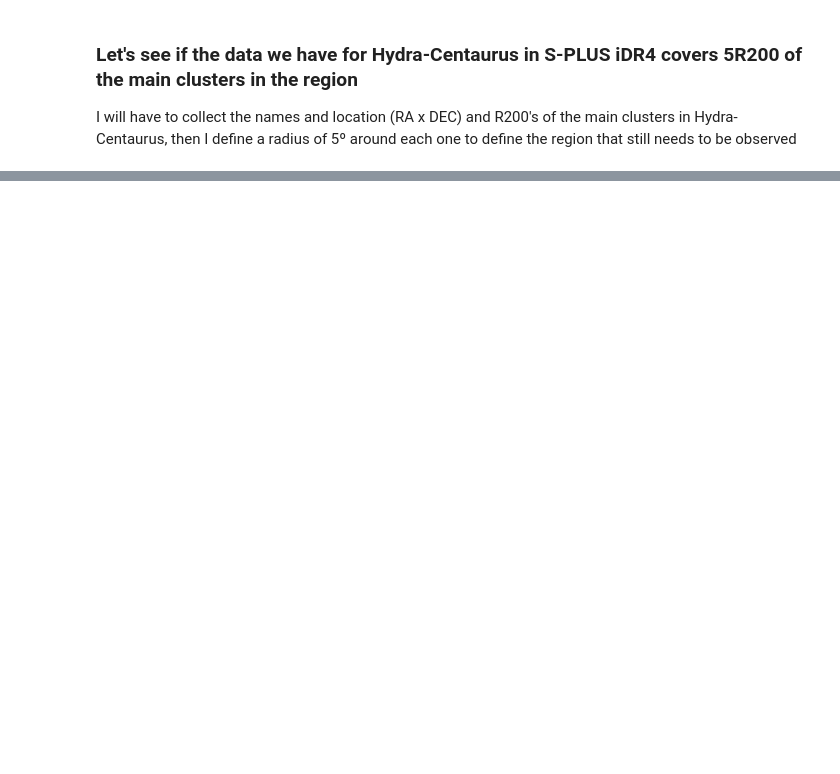
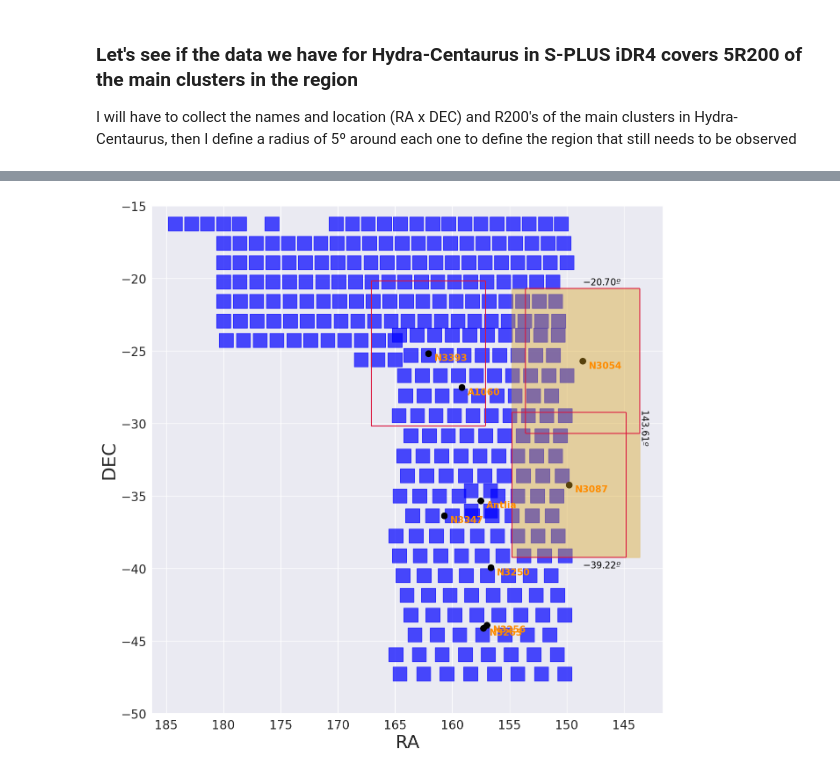
Before and after one commit to elismar2000/Hydra-Centaurus, a Jupyter notebook: defining-hydra-centaurus.ipynb, the cells around one changed output, grey strips where cells are left out. Saved outputs shown, nothing was run; the diff lists cells and outputs as text; code cells hidden in the pictures; blank space fills up the shorter version.

```diff
--- a/defining-hydra-centaurus.ipynb
+++ b/defining-hydra-centaurus.ipynb
@@ -15,3 +60,5 @@ dec = pointings["DEC"]
+# %%
+mask_hc = (ra < 220) & (ra > 140) & (dec < -15) & (dec > -50)
 # %% [markdown]
 ### Defining the region of Hydra-Centaurus Supercluster <br>
 For this first moment, I will use approximately the region defined by L.N. da Costa et al. 1986 to select the pointings for the Hydra-Centaurus Supercluster. The region is defined by <br>
@@ -99,5 +128,3 @@ cl_names = ["N3393", "A1060", "N3054", "N3087", "Antlia", "N3347", "N3250", "N32
 cl_ras = [162.09, 159.17, 148.61, 149.78, 157.51, 160.69, 156.63, 156.96, 157.30]
 
 cl_decs = [-25.16, -27.52, -25.70, -34.22, -35.32, -36.35, -39.94, -43.90, -44.12]
-# %%
-mask_hc = (ra < 185) & (ra > 140) & (dec < -15) & (dec > -50)
@@ -151,3 +140,46 @@ dec_3087 = cl_decs[i_3087]
 i_3393 = np.argwhere(np.asarray(cl_names) == "N3393")[0][0]
 ra_3393 = cl_ras[i_3393]
 dec_3393 = cl_decs[i_3393]
+# %%
+fontsize = 30
+labelsize = 20
+
+fig = plt.figure(figsize=(15, 15))
+ax = fig.add_subplot(111)
+ax.set_xlabel("RA", fontsize=fontsize)
+ax.set_ylabel("DEC", fontsize=fontsize)
+ax.xaxis.set_tick_params(labelsize=labelsize, width=3)
+ax.yaxis.set_tick_params(labelsize=labelsize, width=3)
+# ax.set_title("Hydra-Centaurus fields needed to be observed by S-PLUS", fontsize=fontsize)
+
+ax.scatter(ra[mask_hc], dec[mask_hc], color="blue", s=500, marker='s', alpha=0.7)
+
+dx = 0.5
+for ra_i, dec_i, text in zip(cl_ras, cl_decs, cl_names):
+    ax.scatter(ra_i, dec_i, marker='o', s = 100, color="black")
+    ax.text(ra_i-dx, dec_i-dx, s=text, fontsize=15, fontweight='bold', color='darkorange')
+
+# Draw squares which sides are 5º away from the central point (each of the more removed clusters)
+for ra_j, dec_j in zip([ra_3054, ra_3087, ra_3393], [dec_3054, dec_3087, dec_3393]):
+    ax.vlines(x=ra_j-5, ymin=dec_j-5, ymax=dec_j+5, linestyle='-', color="crimson")
+    ax.vlines(x=ra_j+5, ymin=dec_j-5, ymax=dec_j+5, linestyle='-', color="crimson")
+    ax.hlines(y=dec_j-5, xmin=ra_j-5, xmax=ra_j+5, linestyle='-', color="crimson")
+    ax.hlines(y=dec_j+5, xmin=ra_j-5, xmax=ra_j+5, linestyle='-', color="crimson")
+
+# I have to define ymax and ymin in terms of a fraction of the y axis
+ax.set_ylim(ymin=-50, ymax=-15)
+y_range = abs(-50 - (-15))
+ymax = ((dec_3054 + 5 + 50) / y_range)
+ymin = ((dec_3087 - 5 + 50) / y_range)
+
+ax.axvspan(xmin=ra_3054-5, xmax=ra_3087+5, ymax=ymax, ymin=ymin, alpha=0.4, color="goldenrod")
+
+ax.text(ra_3054, dec_3054+5+0.5*dx, s=r"${:.2f}º$".format(dec_3054+5), fontsize=15, color='black')
+ax.text(ra_3054, dec_3087-5-1.5*dx, s=r"${:.2f}º$".format(dec_3087-5), fontsize=15, color='black')
+ax.text(ra_3054-5, dec_3054-5-1.5*dx, s=r"${:.2f}º$".format(ra_3054-5), fontsize=15, color='black', rotation=270)
+
+ax.invert_xaxis()
+
+# plt.savefig("../Figures/Hydra-Supercluster/Hydra-Supercluster-Fields.png", dpi='figure', format='png')
+# %% [output]
+[figure, new version]
```
Also changed, not shown: parts of 12 cells of this notebook.
